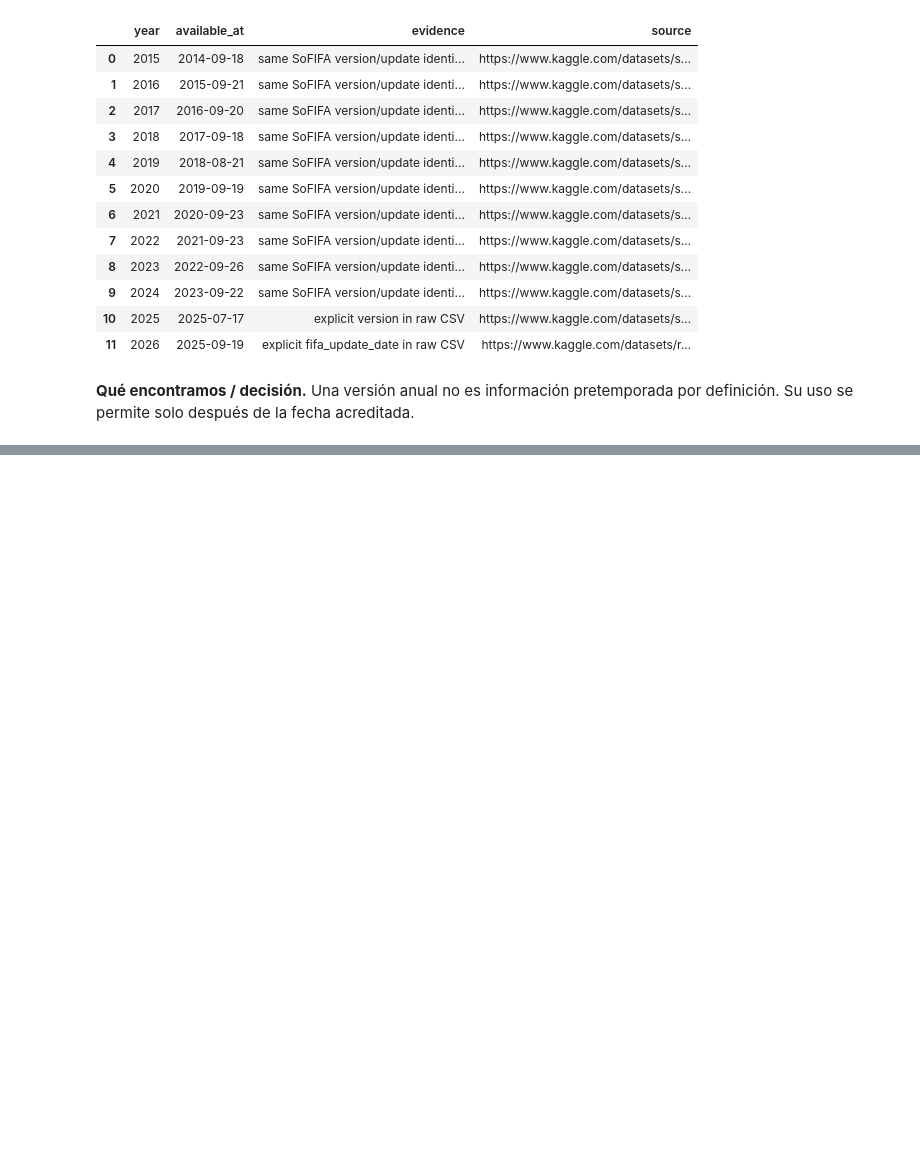
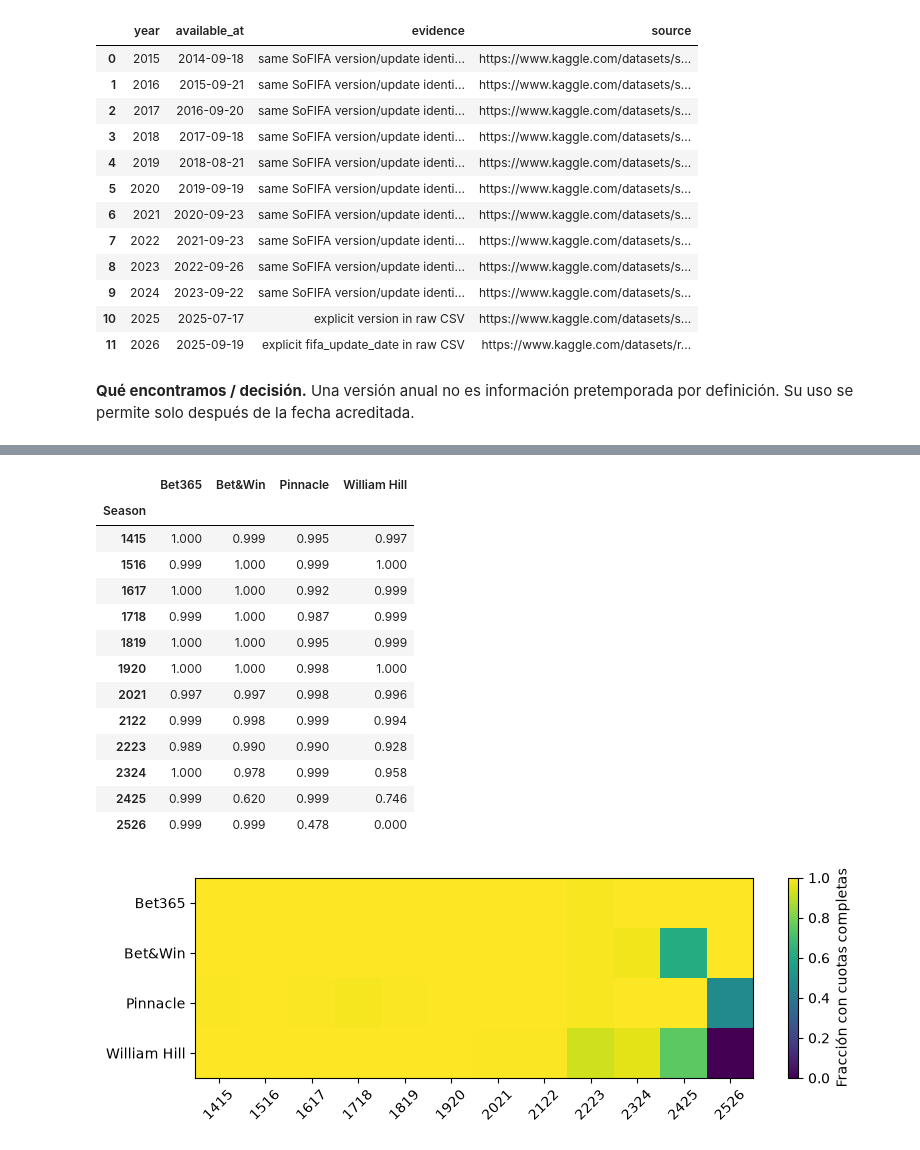
Before and after one commit to jcarlos-t/MLProject, a Jupyter notebook: scripts/notebooks/01_eda.ipynb, the cells around one changed output, grey strips where cells are left out. Cells and saved outputs as stored; diff of their text form; code cells hidden in the pictures; blank space fills up the shorter version.

```diff
--- a/scripts/notebooks/01_eda.ipynb
+++ b/scripts/notebooks/01_eda.ipynb
@@ -107,0 +196,24 @@ display(pd.DataFrame(dates['snapshots'])[['year','available_at','evidence','sour
+# %%
+books = {'Bet365': 'B365', 'Bet&Win': 'BW', 'Pinnacle': 'PS', 'William Hill': 'WH'}
+cohort = raw[raw.Season.ge(1415)]
+avail = pd.DataFrame({name: cohort[[p+c for c in 'HDA']].notna().all(axis=1).groupby(cohort.Season).mean() for name, p in books.items()})
+display(avail.round(3))
+fig, ax = plt.subplots(figsize=(9, 2.6)); im = ax.imshow(avail.T, aspect='auto', vmin=0, vmax=1)
+ax.set_yticks(range(len(avail.columns)), avail.columns); ax.set_xticks(range(len(avail)), avail.index, rotation=45)
+fig.colorbar(im, ax=ax, label='Fracción con cuotas completas'); plt.show()
+# %% [output]
+|  | Bet365 | Bet&Win | Pinnacle | William Hill |
+| Season |  |  |  |  |
+| 1415 | 1.000 | 0.999 | 0.995 | 0.997 |
+| 1516 | 0.999 | 1.000 | 0.999 | 1.000 |
+| 1617 | 1.000 | 1.000 | 0.992 | 0.999 |
+| 1718 | 0.999 | 1.000 | 0.987 | 0.999 |
+| 1819 | 1.000 | 1.000 | 0.995 | 0.999 |
+| 1920 | 1.000 | 1.000 | 0.998 | 1.000 |
+| 2021 | 0.997 | 0.997 | 0.998 | 0.996 |
+| 2122 | 0.999 | 0.998 | 0.999 | 0.994 |
+| 2223 | 0.989 | 0.990 | 0.990 | 0.928 |
+| 2324 | 1.000 | 0.978 | 0.999 | 0.958 |
+| 2425 | 0.999 | 0.620 | 0.999 | 0.746 |
+| 2526 | 0.999 | 0.999 | 0.478 | 0.000 |
+[figure, added]
```
Also changed, not shown: parts of 18 cells of this notebook, 26 other files.
